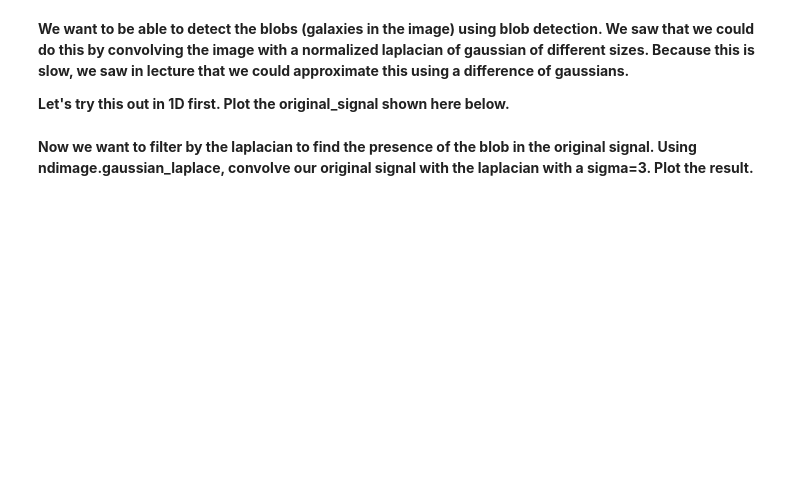
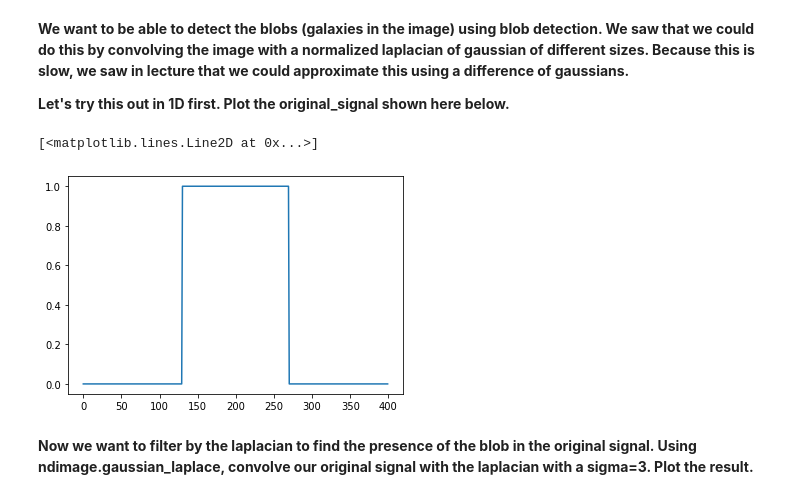
Before and after one commit to dlezcan1/computer-vision-fall-2020, a Jupyter notebook: week4/(Week_4)_Feature_Detection.ipynb, the cells around one changed output. Drawn from its saved outputs; the diff is of its cells as text; code cells hidden in the pictures; blank space fills up the shorter version.

```diff
--- a/week4/(Week_4)_Feature_Detection.ipynb
+++ b/week4/(Week_4)_Feature_Detection.ipynb
@@ -187,5 +192,10 @@ plt.imshow(color_image)
 # %%
 original_signal = np.zeros(400)
 original_signal[130:270] = 1
+
+plt.plot(original_signal)
+# %% [output]
+[<matplotlib.lines.Line2D at 0x...>]
+[figure, added]
 # %% [markdown]
 **Now we want to filter by the laplacian to find the presence of the blob in the original signal. Using ndimage.gaussian_laplace, convolve our original signal with the laplacian with a sigma=3. Plot the result.**
```
Also changed, not shown: parts of 17 cells of this notebook.
